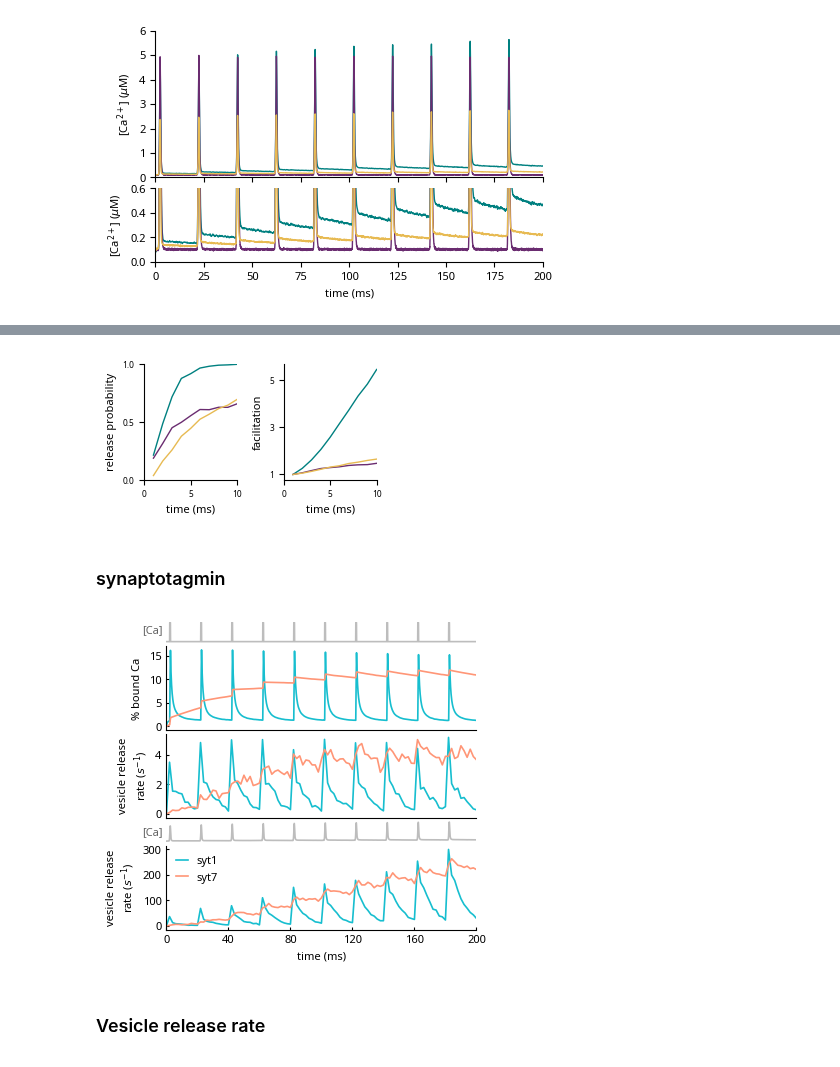
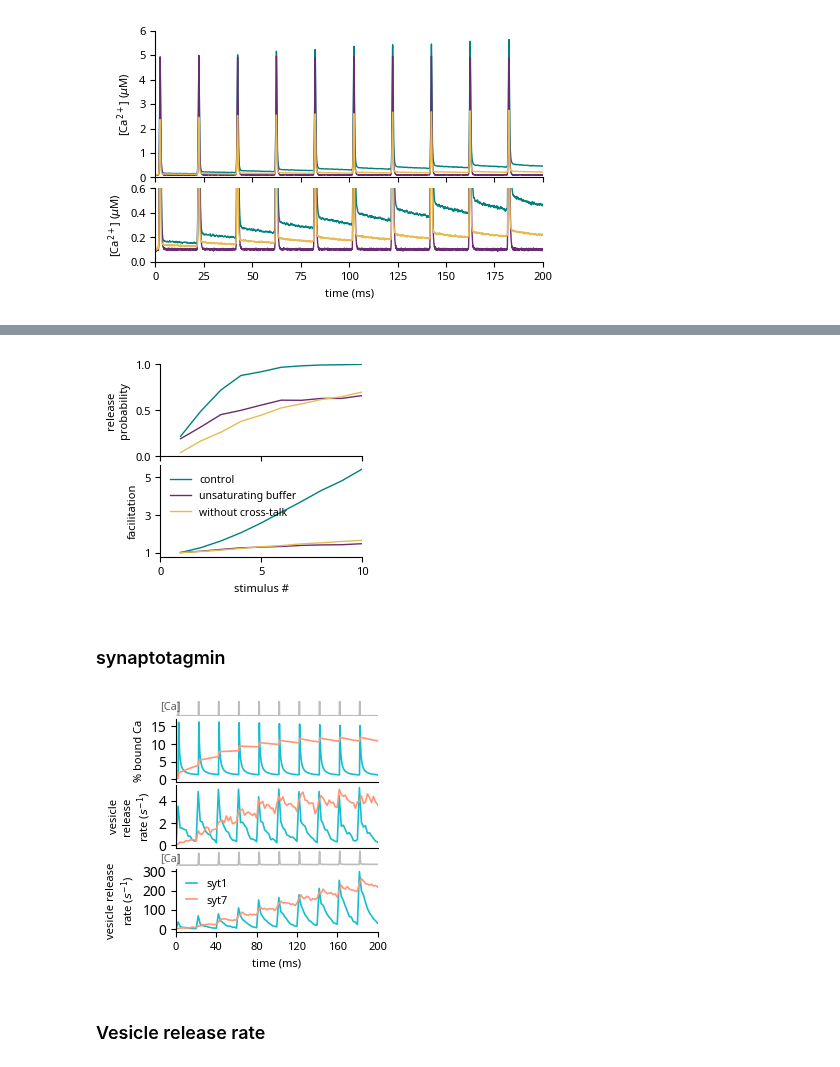
Before and after one commit to nishs1729/MFB, a Jupyter notebook: scripts_plotting/plots_mechanism.ipynb, the cells around one changed output, grey strips where cells are left out. Drawn from its saved outputs; the diff is of its cells as text; code cells hidden in the pictures.

```diff
--- a/scripts_plotting/plots_mechanism.ipynb
+++ b/scripts_plotting/plots_mechanism.ipynb
@@ -55,7 +55,7 @@ textfs = 8
 labelfs = 8
 titlefs = 10
 tickfs = 8
-legfs = 6
+legfs = 8
 # %% [markdown]
 ### Single AZ calcium domain
 # %%
@@ -204,7 +205,7 @@ keys = ['avg_peak_overlap', 'avg_basal_overlap']
 title_text = {'avg_peak_overlap': 'at peak',
               'avg_basal_overlap': 'in residual [Ca]'}
 
-fig, ax = plt.subplots(1, sharex=True, figsize=(1.5,1.5))
+fig, ax = plt.subplots(1, sharex=True, figsize=(2,2))
 
 for i, key in enumerate(keys):
     x = list(range(1,11))
@@ -218,8 +219,9 @@ ax.spines[['right', 'top']].set_visible(False)
 # ax.set_xticks(range(1,11), [1]+['']*8+[10])
 ax.tick_params(axis='both', labelsize=tickfs)
 
-ax.legend(frameon=False, handlelength=1.5, fontsize=legfs, loc='lower left', bbox_to_anchor=(0.1, 0.0))
+ax.legend(frameon=False, handlelength=1.5, fontsize=legfs, loc='lower left', bbox_to_anchor=(0.25, 0.0))
 ax.set_xlim(0,10)
+ax.set_xticks([0,5,10])
 ax.set_ylim(20,61)
 
 plt.show()
@@ -298,52 +352,51 @@ data_cross = pd.read_csv(os.path.join(dataPath, 'control_eachCa', _design, f'sre
                          usecols=['Pr', 'Rel'], sep='\t')
 pr_cross = data_cross['Pr']
 facil_cross = data_cross['Rel']*data_cross['Pr'][0]/data_cross['Pr']/data_cross['Rel'][0]
 
-fig, axs = plt.subplots(1,2, sharex=True, figsize=(3,1.5))
-fig.subplots_adjust(wspace=0.5)
+fig, axs = plt.subplots(2,1, sharex=True, figsize=(2.6,2.5))
+fig.subplots_adjust(hspace=0.1)
 
 x = list(range(1,11))
 axs[0].plot(x, pr_cont, linewidth=1, color=cpall[12], label='control')
 axs[0].plot(x, pr_unsat, linewidth=1, color=cpall[14], label='unsaturating buffer')
 axs[0].plot(x, pr_cross, linewidth=1, color=cpall[13], label='without cross-talk')
 axs[1].plot(x, facil_cont, linewidth=1, color=cpall[12], label='control')
 axs[1].plot(x, facil_unsat, linewidth=1, color=cpall[14], label='unsaturating buffer')
 axs[1].plot(x, facil_cross, linewidth=1, color=cpall[13], label='without cross-talk')
 
 axs[0].set_ylim(0,1)
-axs[0].set_ylabel(r'release probability', fontsize=labelfs)
+axs[0].set_ylabel('release\nprobability', fontsize=labelfs)
 axs[0].set_yticks([0,0.5,1])
 
-# axs[0].legend(frameon=False, fontsize=legfs)
+axs[1].legend(frameon=False, fontsize=legfs-0.5)
 # axs[1].set_ylim(1,6)
 axs[1].set_ylabel(r'facilitation', fontsize=labelfs)
 axs[1].set_yticks([1,3,5])
 
+axs[1].set_xlabel('stimulus #', fontsize=labelfs)
 for ax in axs.ravel():
-    ax.set_xlabel('time (ms)', fontsize=labelfs)
     ax.spines["top"].set_visible(False)
     ax.spines["right"].set_visible(False)
     ax.set_xlim(0, 10)
     ax.set_xticks([0,5,10])
-    ax.tick_params(axis='both', labelsize=tickfs-2)
+    ax.tick_params(axis='both', labelsize=tickfs)
 
 plt.show()
 fig.savefig(os.path.join(figPath, 'facilitation.svg'), dpi=300,
             bbox_inches='tight', transparent=True)
 # %% [output]
-[figure, old version]
+[figure, new version]
 # %% [markdown]
 ### synaptotagmin
 # %%
 lw = 1.2
 tscale = 1e3
-f, ax = plt.subplots(5, sharex=True, figsize=(4,4), gridspec_kw={'height_ratios':[1,4,4,1,4]})
+f, ax = plt.subplots(5, sharex=True, figsize=(2.6,3), gridspec_kw={'height_ratios':[1,4,4,1,4]})
 f.subplots_adjust(wspace=0.0, hspace=0.06)
 for axis in ax:
     axis.spines["right"].set_visible(False)
     axis.spines["top"].set_visible(False)
-    axis.tick_params(axis=u'x', which=u'both', length=0, direction='in', labelsize=tickfs)
-    axis.tick_params(axis=u'y', which=u'both', length=2, direction='in', labelsize=tickfs)
+    axis.tick_params(axis=u'x', which=u'both', length=0, labelsize=tickfs)
 
 resCa = 0.4
 
@@ -405,7 +458,7 @@ ax[2].plot(vratet*tscale, svrate, lw=lw, color=cppaired[1], label='syt1')
 ax[2].plot(vratet*tscale, avrate, lw=lw, color=cppaired[3], label='syt7')
 ax[2].set_xlim(0,200)
 ax[2].set_yticks([0, 2, 4])
-ax[2].set_ylabel('vesicle release\nrate ($s^{-1}$)', fontsize=labelfs)
+ax[2].set_ylabel('vesicle\nrelease\nrate ($s^{-1}$)', fontsize=labelfs)
 
 ### Ca data
 data_cont = pd.read_csv(os.path.join(dataPath, 'control', design, 'CaConc.dat'),
@@ -474,7 +527,7 @@ ax[4].legend(frameon=False, loc='upper left', handlelength=1, fontsize=tickfs)#,
 
 #ax[1].text(-15, 4.1, 'g', fontsize=12)
 #ax[2].text(-15, 7.2, 'h', fontsize=12)
-ax[-1].tick_params(axis=u'x', which=u'both', length=2, direction='in', labelsize=labelfs)
+ax[-1].tick_params(axis=u'x', which=u'both', length=3.5,  labelsize=labelfs)
 ax[-1].set_xticks(range(0, 201, 40))
 ax[-1].set_xlabel('time (ms)', fontsize=labelfs)
 
@@ -482,7 +535,7 @@ plt.savefig(os.path.join(figPath, f'vesRelArt_{resCa}.svg'),
             dpi=300, bbox_inches='tight', transparent=True)
 plt.show()
 # %% [output]
-[figure, old version]
+[figure, new version]
 # %% [markdown]
 ### Vesicle release rate
 # %%
```
Also changed, not shown: parts of 4 cells of this notebook.
